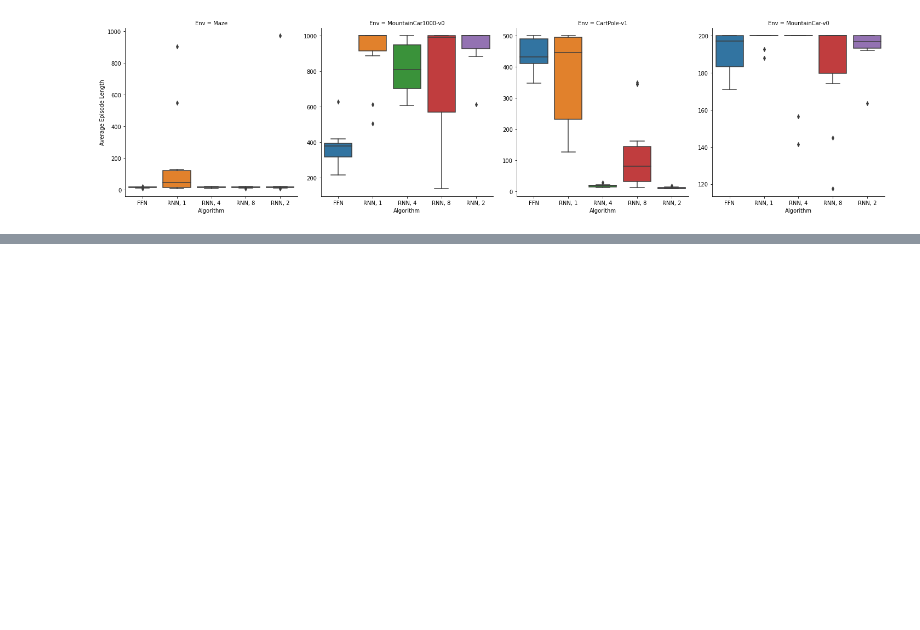
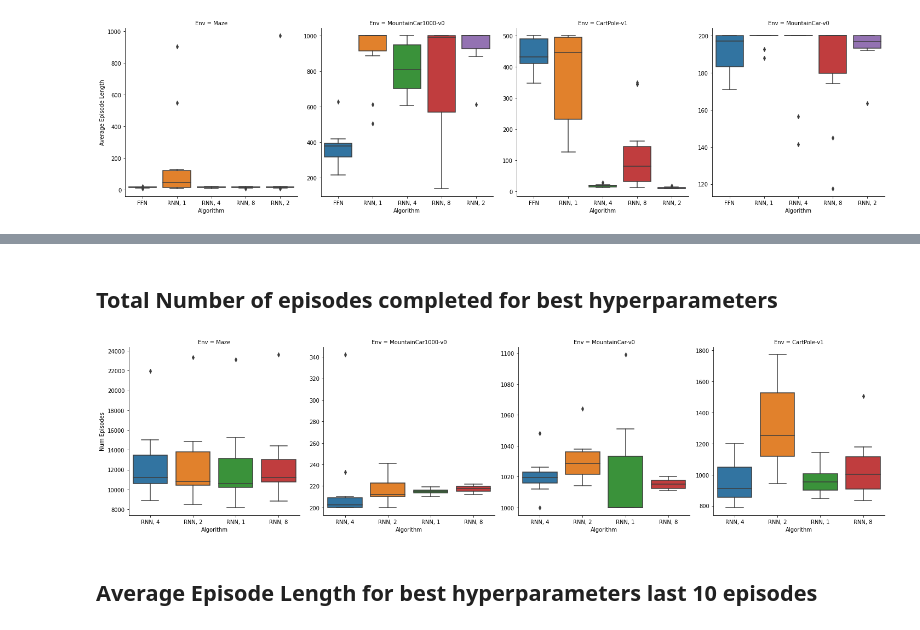
Before and after one commit to RevanMacQueen/DRQN, a Jupyter notebook: new_visualizations.ipynb, the cells around one changed output, grey strips where cells are left out. Saved outputs shown, nothing was run; the diff lists cells and outputs as text; code cells hidden in the pictures; blank space fills up the shorter version.

```diff
--- a/new_visualizations.ipynb
+++ b/new_visualizations.ipynb
@@ -118,0 +168,10 @@ plt.savefig('figures/last_10_length_best_params.pdf', bbox_inches='tight')
+# %% [markdown]
+## Total Number of episodes completed for best hyperparameters
+# %%
+df_best = get_best_data(df, df_mean, columns, 'Num Episodes')
+g = sns.catplot(x='Algorithm', y='Num Episodes', col='Env', data=df_best, kind='box', sharey=False)
+plt.savefig('figures/total_episodes_best_params_lstm.pdf', bbox_inches='tight')
+# %% [output]
+[figure, added]
+# %% [markdown]
+## Average Episode Length for best hyperparameters last 10 episodes
```
Also changed, not shown: parts of 32 cells of this notebook.
